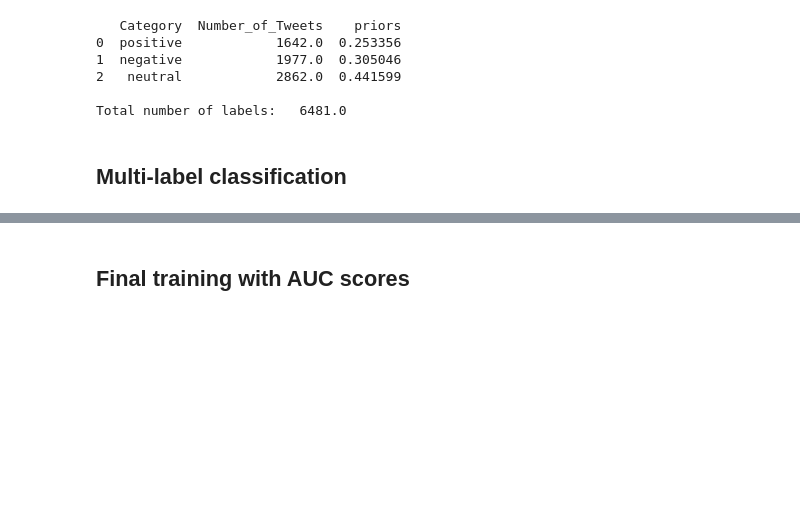
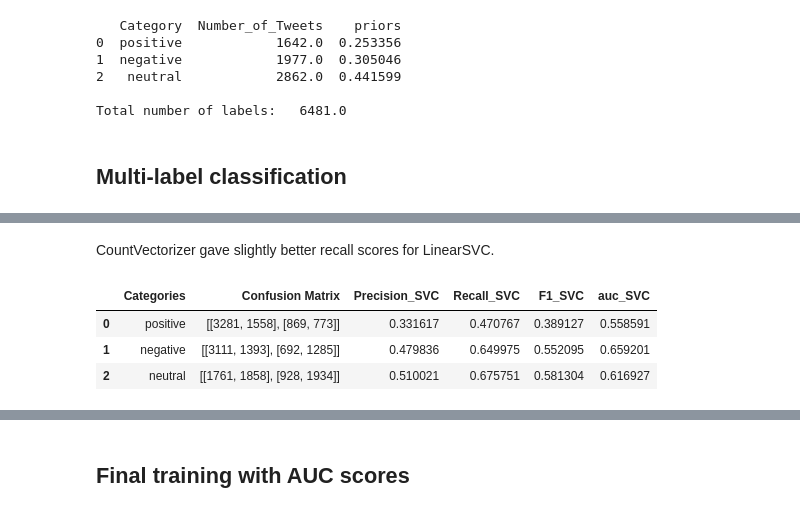
Before and after one commit to ValeryLynn/National-Patterns-in-Race-Tweets, a Jupyter notebook: VLynn_racial_tweets_training.ipynb, the cells around one changed output, grey strips where cells are left out. Saved outputs shown, nothing was run; the diff lists cells and outputs as text; code cells hidden in the pictures; blank space fills up the shorter version.

```diff
--- a/VLynn_racial_tweets_training.ipynb
+++ b/VLynn_racial_tweets_training.ipynb
@@ -1080,0 +385,71 @@ The best recall for the positive label was obtained with the tuned SVC model. Th
+# %% [markdown]
+CountVectorizer gave slightly better recall scores for LinearSVC.
+# %%
+#Run model with CountVectorizer and get AUC scores
+
+conmatrxSVC = []
+precisionSVC = []
+recallSVC = []
+f1SVC = []
+aucSVC = []
+
+clf_SVC = LinearSVC(random_state=42)
+
+loss = ['hinge', 'squared_hinge']
+
+C = [1, 10, 100, 1000, 10000]
+
+# Create hyperparameter options
+hyperparameters = dict(C=C, loss=loss)
+
+# Create grid search using 5-fold cross validation
+clf_tune = GridSearchCV(clf_SVC, hyperparameters, cv=5, scoring='recall')
+
+
+for category in categories:
+
+    # Fit grid search
+    best_model = clf_tune.fit(Xv, df_train[category])
+
+    SVCloss = best_model.best_estimator_.get_params()['loss']
+    SVC_C = best_model.best_estimator_.get_params()['C']
+
+    clf_tunedSVC = LinearSVC(random_state=42, loss=SVCloss, C=SVC_C)
+
+    y_train_pred = cross_val_predict(clf_tunedSVC, Xv, df_train[category], cv=5)
+
+    #Get algorithm performance measures
+    cmSVC = confusion_matrix(df_train[category], y_train_pred)
+    conmatrxSVC.append(cmSVC)
+    precSVC = precision_score(df_train[category], y_train_pred)
+    precisionSVC.append(precSVC)
+    recSVC = recall_score(df_train[category], y_train_pred)
+    recallSVC.append(recSVC)
+    fSVC = f1_score(df_train[category], y_train_pred)
+    f1SVC.append(fSVC)
+
+    #Make training and testing data.
+    y = df_train[category].values.astype(np.int)
+
+    X_train, X_test, y_train, y_test = train_test_split(Xv, y, test_size=0.3)
+
+    #Fit the tuned classifier to the training data.
+    clf_tunedSVC.fit(X_train, y_train)
+
+    #Calculate AUC score with the test set
+    y_pred = clf_tunedSVC.predict(X_test)
+    fpr, tpr, _ = roc_curve(y_test, y_pred)
+    auc_svc = roc_auc_score(y_test, y_pred)
+    aucSVC.append(auc_svc)
+
+dictSVC = {'Categories':categories, 'Confusion Matrix':conmatrxSVC, 'Precision_SVC':precisionSVC,
+           'Recall_SVC':recallSVC, 'F1_SVC':f1SVC, 'auc_SVC':aucSVC}
+df_SVC = pd.DataFrame(dictSVC)
+#df_SVC.to_csv('Results_SVC_HBR.csv')
+
+df_SVC
+# %% [output]
+|  | Categories | Confusion Matrix | Precision_SVC | Recall_SVC | F1_SVC | auc_SVC |
+| 0 | positive | [[3281, 1558], [869, 773]] | 0.331617 | 0.470767 | 0.389127 | 0.558591 |
+| 1 | negative | [[3111, 1393], [692, 1285]] | 0.479836 | 0.649975 | 0.552095 | 0.659201 |
+| 2 | neutral | [[1761, 1858], [928, 1934]] | 0.510021 | 0.675751 | 0.581304 | 0.616927 |
```
Also changed, not shown: parts of 93 cells of this notebook.
